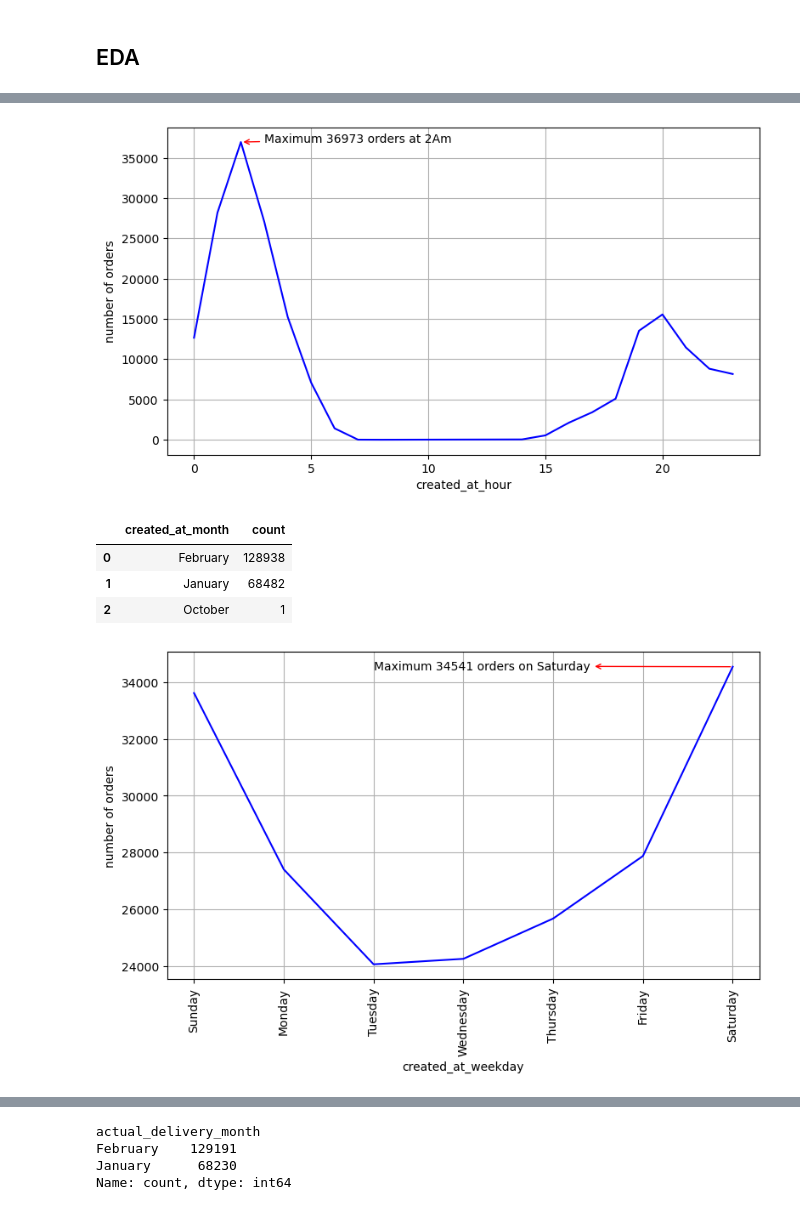
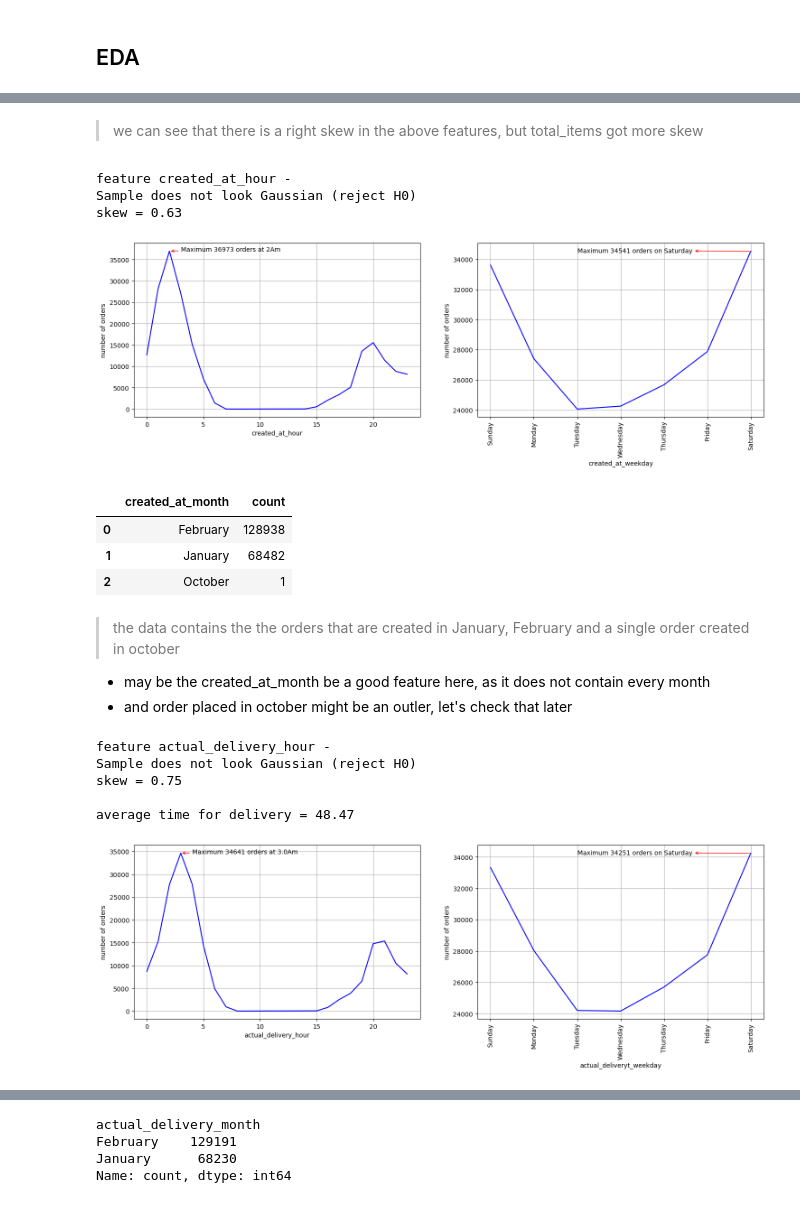
Before and after one commit to PraveenAllam93/neural-network-regression, a Jupyter notebook: notebooks/porter_data.ipynb, the cells around one changed output, grey strips where cells are left out. Cells and saved outputs as stored; diff of their text form; code cells hidden in the pictures.

```diff
--- a/notebooks/porter_data.ipynb
+++ b/notebooks/porter_data.ipynb
@@ -158,15 +154,0 @@ df.describe()
-# %%
-df.dropna(subset = ["actual_delivery_time"], inplace = True)
-df["created_at"] = pd.to_datetime(df.created_at)
-df["actual_delivery_time"] = pd.to_datetime(df.actual_delivery_time)
-df["created_at_month"] = df.created_at.dt.month_name()
-df["created_at_weekday"] = df.created_at.dt.day_name()
-df["created_at_hour"] = df.created_at.dt.hour
-df["actual_delivery_month"] = df.actual_delivery_time.dt.month_name()
-df["actual_deliveryt_weekday"] = df.actual_delivery_time.dt.day_name()
-df["actual_delivery_hour"] = df.actual_delivery_time.dt.hour
-df["delivery_time"] = (df["actual_delivery_time"] - df["created_at"]).dt.total_seconds()/60
-# %%
-df.market_id = df.market_id.astype("category")
-df.order_protocol = df.order_protocol.astype("category")
-df.store_primary_category = df.store_primary_category.astype("category")
@@ -172,0 +163,2 @@ df.store_primary_category = df.store_primary_category.astype("category")
+# %%
+df = preprocessing_before_split(df)
@@ -221,15 +276,32 @@ plt.show()
+# %% [markdown]
+> we can see that there is a right skew in the above features, but total_items got more skew
 # %%
-ax = df["created_at_hour"].value_counts().sort_index().plot(kind = "line", grid = True, ylabel = "number of orders", color = "blue")
-# Finding the maximum value and its corresponding x-coordinate
+fig, ax = plt.subplots(1, 2, figsize=(18, 5))
+
+print(f"feature created_at_hour - ")
+shapiro_test(df.created_at_hour)
+print(f"skew = {skew_info.loc['created_at_hour']} \n")
+
+df["created_at_hour"].value_counts().sort_index().plot(kind = "line", grid = True, ylabel = "number of orders", color = "blue", ax = ax[0])
 max_value = df["created_at_hour"].value_counts().max()
 max_index = df["created_at_hour"].value_counts().idxmax()
 
-# Annotating the maximum point
-ax.annotate(f'Maximum {max_value} orders at {max_index}Am', xy=(max_index, max_value), xytext=(max_index+1, max_value - 100), arrowprops=dict(arrowstyle='->', color = "red"))
+ax[0].annotate(f'Maximum {max_value} orders at {max_index}Am', xy=(max_index, max_value), xytext=(max_index+1, max_value - 100), arrowprops=dict(arrowstyle='->', color = "red"))
 
+day_order = ["Sunday", "Monday", "Tuesday", "Wednesday", "Thursday", "Friday", "Saturday"]
+df["created_at_weekday"].value_counts().reindex(day_order).plot(kind="line", grid=True, ylabel="number of orders", color="blue", ax = ax[1])
+plt.xticks(rotation=90)
+
+max_value = df["created_at_weekday"].value_counts().max()
+max_index = df["created_at_weekday"].value_counts().idxmax()
+
+ax[1].annotate(f'Maximum {max_value} orders on {max_index}', xy=(day_order.index(max_index), max_value), xytext=(day_order.index(max_index) - 4, max_value - 100), arrowprops=dict(arrowstyle='<-', color="red"))
 plt.show()
 # %% [output]
+feature created_at_hour -
+Sample does not look Gaussian (reject H0)
+skew = 0.63
-[figure, old version]
+[figure, new version]
 # %%
 df["created_at_month"].value_counts().reset_index()
 # %% [output]
@@ -237,15 +309,38 @@ df["created_at_month"].value_counts().reset_index()
 | 0 | February | 128938 |
 | 1 | January | 68482 |
 | 2 | October | 1 |
+# %% [markdown]
+> the data contains the the orders that are created in January, February and a single order created in october
+
+- may be the created_at_month be a good feature here, as it does not contain every month
+- and order placed in october might be an outler, let's check that later
 # %%
+fig, ax = plt.subplots(1, 2, figsize=(18, 5))
+
+print(f"feature actual_delivery_hour - ")
+shapiro_test(df.actual_delivery_hour)
+print(f"skew = {skew_info.loc['actual_delivery_hour']} \n")
+print(f"average time for delivery = {df.delivery_time.mean().round(2)}")
+
+df["actual_delivery_hour"].value_counts().sort_index().plot(kind = "line", grid = True, ylabel = "number of orders", color = "blue", ax = ax[0])
+max_value = df["actual_delivery_hour"].value_counts().max()
+max_index = df["actual_delivery_hour"].value_counts().idxmax()
+
+ax[0].annotate(f'Maximum {max_value} orders at {max_index}Am', xy=(max_index, max_value), xytext=(max_index+1, max_value - 100), arrowprops=dict(arrowstyle='->', color = "red"))
+
 day_order = ["Sunday", "Monday", "Tuesday", "Wednesday", "Thursday", "Friday", "Saturday"]
-ax = df["created_at_weekday"].value_counts().reindex(day_order).plot(kind="line", grid=True, ylabel="number of orders", color="blue")
+df["actual_deliveryt_weekday"].value_counts().reindex(day_order).plot(kind="line", grid=True, ylabel="number of orders", color="blue", ax = ax[1])
 plt.xticks(rotation=90)
 
-max_value = df["created_at_weekday"].value_counts().max()
-max_index = df["created_at_weekday"].value_counts().idxmax()
+max_value = df["actual_deliveryt_weekday"].value_counts().max()
+max_index = df["actual_deliveryt_weekday"].value_counts().idxmax()
 
-ax.annotate(f'Maximum {max_value} orders on {max_index}', xy=(day_order.index(max_index), max_value), xytext=(day_order.index(max_index) - 4, max_value - 100), arrowprops=dict(arrowstyle='<-', color="red"))
+ax[1].annotate(f'Maximum {max_value} orders on {max_index}', xy=(day_order.index(max_index), max_value), xytext=(day_order.index(max_index) - 4, max_value - 100), arrowprops=dict(arrowstyle='<-', color="red"))
 plt.show()
 # %% [output]
+feature actual_delivery_hour -
+Sample does not look Gaussian (reject H0)
+skew = 0.75
+
+average time for delivery = 48.47
-[figure, old version]
+[figure, new version]
```
Also changed, not shown: parts of 120 cells of this notebook, 25 other files.
